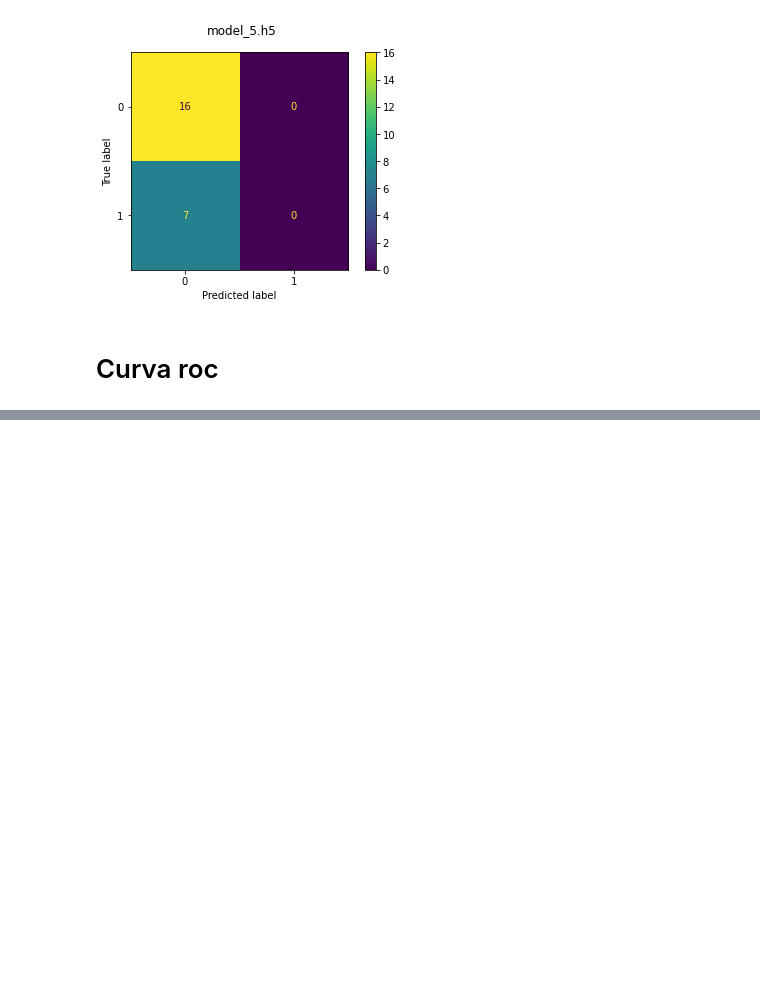
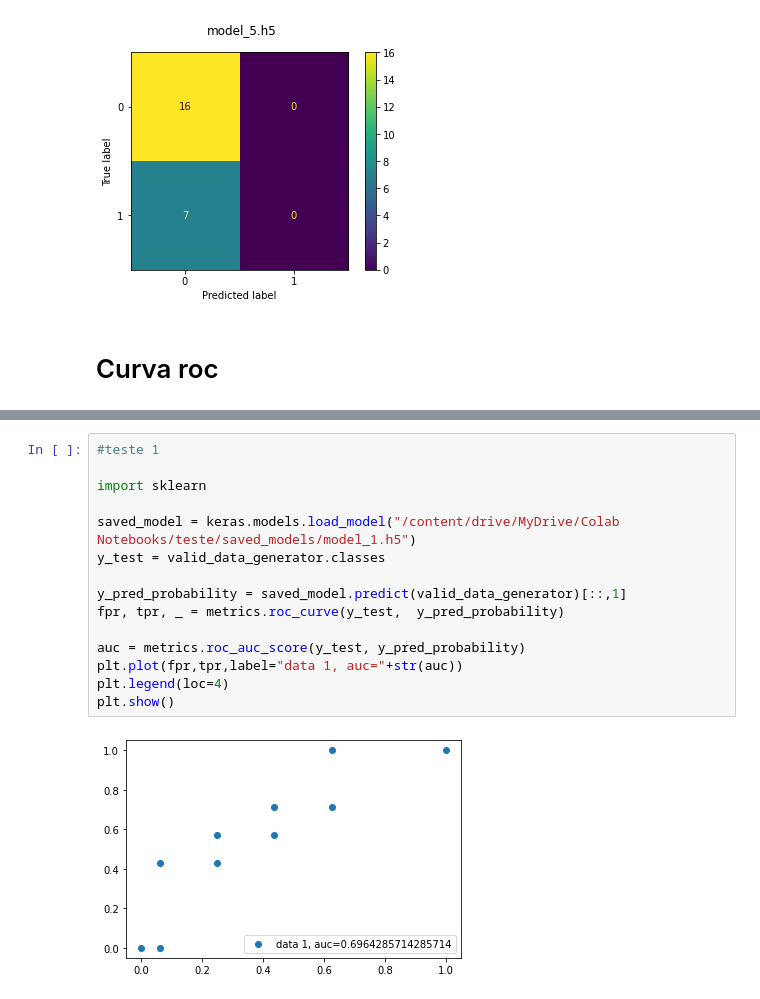
Before and after one commit to HeloiseKatharine/PIBIC, a Jupyter notebook: CNN_kfold/cnn_kfold_v1.ipynb, the cells around one changed output, grey strips where cells are left out. Cells and saved outputs as stored; diff of their text form; blank space fills up the shorter version.

```diff
--- a/CNN_kfold/cnn_kfold_v1.ipynb
+++ b/CNN_kfold/cnn_kfold_v1.ipynb
@@ -330,0 +334,17 @@ plt.plot(fpr, tpr, label = 'AUC = %0.2f' % roc_auc)
+# %%
+#teste 1
+
+import sklearn
+
+saved_model = keras.models.load_model("/content/drive/MyDrive/Colab Notebooks/teste/saved_models/model_1.h5")
+y_test = valid_data_generator.classes
+
+y_pred_probability = saved_model.predict(valid_data_generator)[::,1]
+fpr, tpr, _ = metrics.roc_curve(y_test,  y_pred_probability)
+
+auc = metrics.roc_auc_score(y_test, y_pred_probability)
+plt.plot(fpr,tpr,label="data 1, auc="+str(auc))
+plt.legend(loc=4)
+plt.show()
+# %% [output]
+[figure, added]
```
Also changed, not shown: parts of 11 cells of this notebook.
